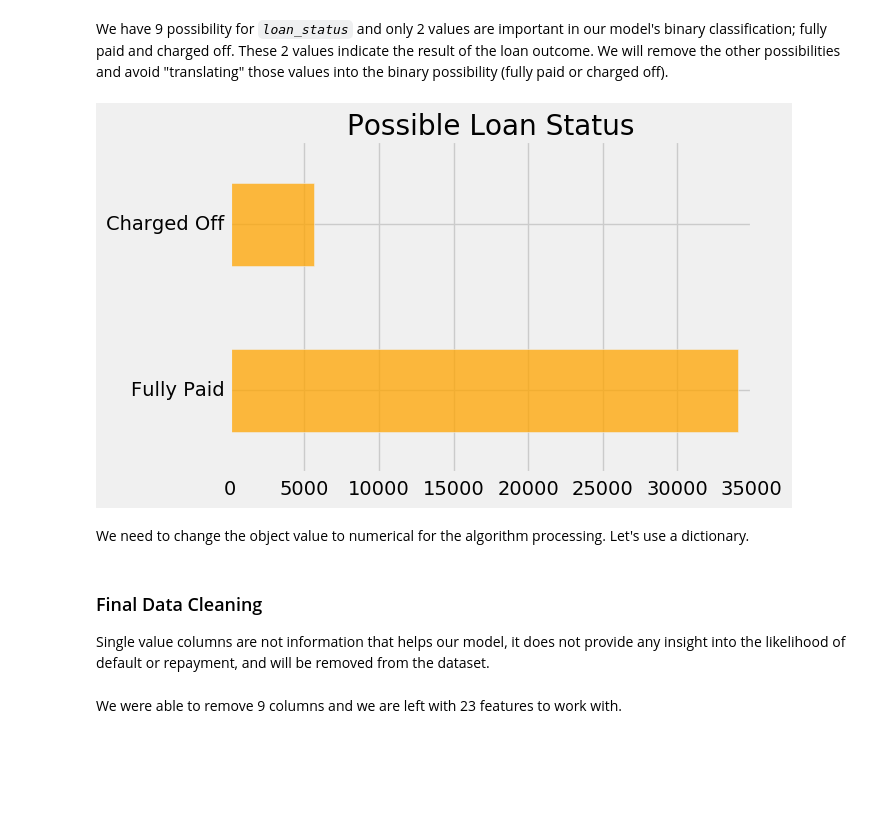
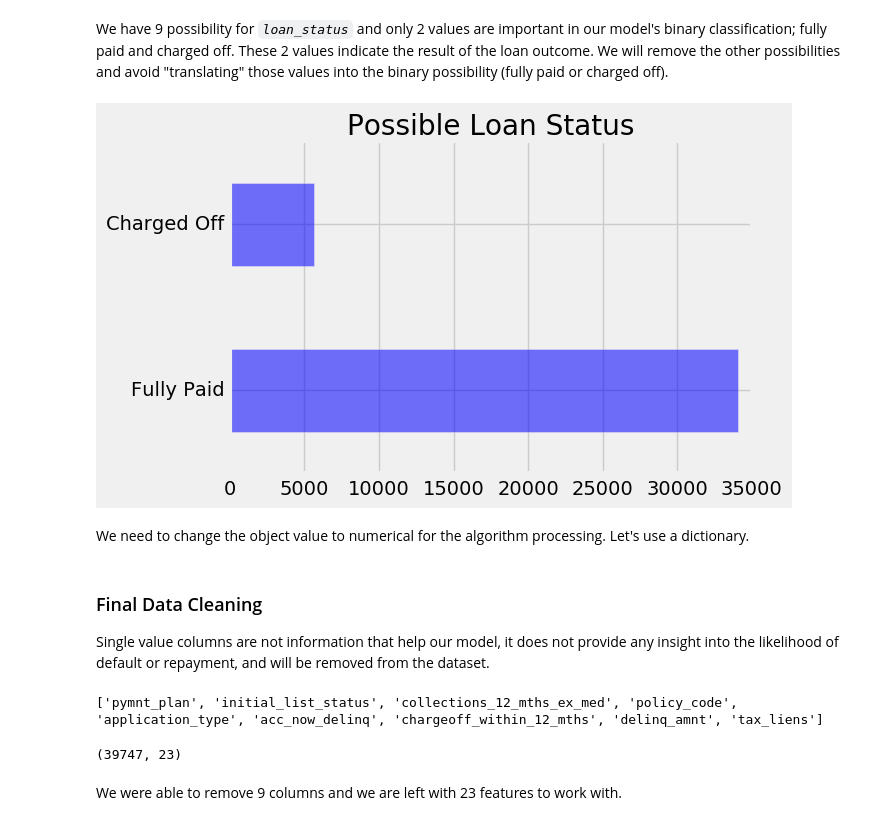
Before and after one commit to lemoinef/Loan-Default-Prediction, a Jupyter notebook: loan_default_prediction.ipynb, the cells around one changed output. Cells and saved outputs as stored; diff of their text form; code cells hidden in the pictures; blank space fills up the shorter version.

Commit message:
first part is in good shape for shipping, text flow is clear, some polish may be added later

```diff
--- a/loan_default_prediction.ipynb
+++ b/loan_default_prediction.ipynb
@@ -62,10 +62,10 @@ loan_data.to_csv('loan_data.csv', index=False)
 # %% [markdown]
 We reload the data in the notebook and take a look at the first row.
 # %%
-loans_2007 = pd.read_csv('loan_data.csv', low_memory = False)
-loans_2007.drop_duplicates()
+loan_data = pd.read_csv('loan_data.csv', low_memory = False)
+loan_data.drop_duplicates()
 
-loans_2007.iloc[0]
+loan_data.iloc[0]
 # %% [output]
 id                                1077501
 member_id                      1.2966e+06
@@ -210,10 +246,10 @@ We have 9 possibility for *`loan_status`* and only 2 values are important in our
 # %%
 loan_data = loan_data[(loan_data['loan_status'] == "Fully Paid") | (loan_data['loan_status'] == "Charged Off")]
 # %%
-loan_data['loan_status'].value_counts().plot(kind= 'barh', color = 'orange', title = 'Possible Loan Status', alpha = 0.75)
+loan_data['loan_status'].value_counts().plot(kind= 'barh', color = 'blue', title = 'Possible Loan Status', alpha = 0.55)
 plt.show()
 # %% [output]
-[figure, old version]
+[figure, new version]
 # %% [markdown]
 We need to change the object value to numerical for the algorithm processing. Let's use a dictionary.
 # %%
@@ -226,18 +262,22 @@ status_replace = {
 loan_data = loan_data.replace(status_replace)
 # %% [markdown]
 ### Final Data Cleaning
-Single value columns are not information that helps our model, it does not provide any insight into the likelihood of default or repayment, and will be removed from the dataset.
+Single value columns are not information that help our model, it does not provide any insight into the likelihood of default or repayment, and will be removed from the dataset.
 # %%
-orig_columns = loans_2007.columns
+orig_columns = loan_data.columns
 drop_columns = []
 for col in orig_columns:
-    col_series = loans_2007[col].dropna().unique()
+    col_series = loan_data[col].dropna().unique()
     if len(col_series) == 1:
         drop_columns.append(col)
-loans_2007 = loans_2007.drop(drop_columns, axis = 1)
+loan_data = loan_data.drop(drop_columns, axis = 1)
 print(drop_columns)
+# %% [output]
+['pymnt_plan', 'initial_list_status', 'collections_12_mths_ex_med', 'policy_code', 'application_type', 'acc_now_delinq', 'chargeoff_within_12_mths', 'delinq_amnt', 'tax_liens']
 # %%
-loans_2007.shape
+loan_data.shape
+# %% [output]
+(39747, 23)
 # %% [markdown]
 We were able to remove 9 columns and we are left with 23 features to work with.
 # %% [markdown]
```
Also changed, not shown: parts of 3 cells of this notebook.
